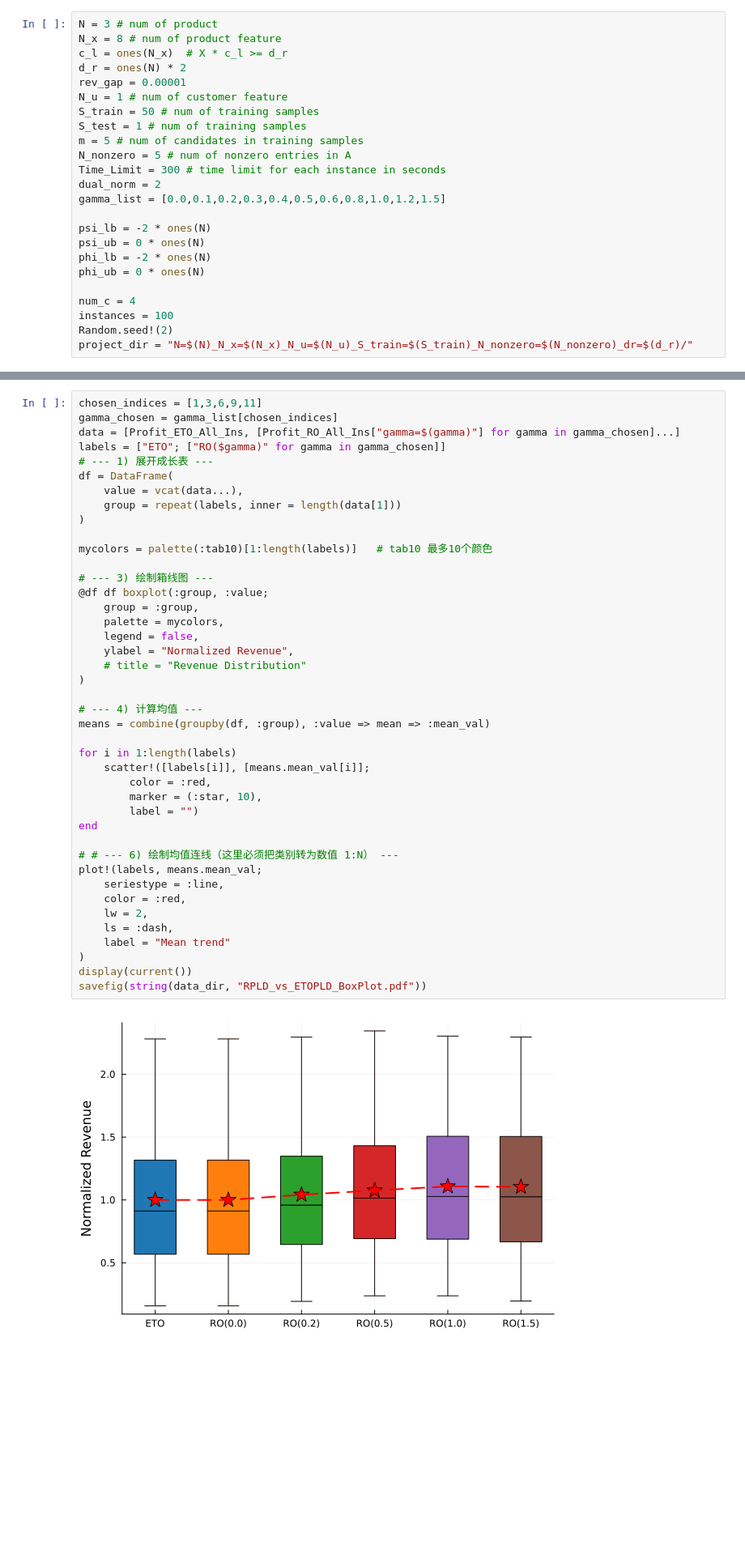
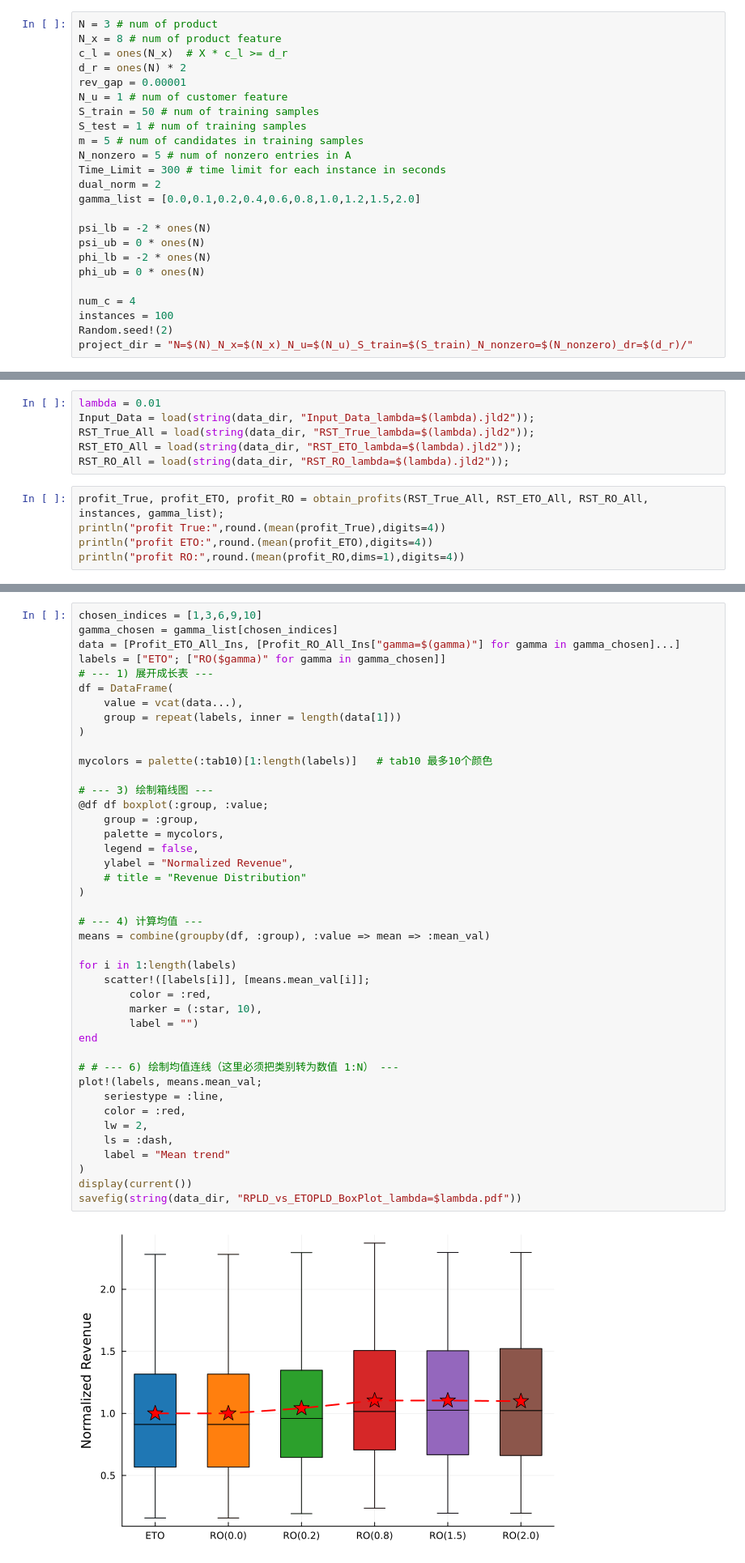
Before and after one commit to xunzhang-sjtu/Robust_Exp, a Jupyter notebook: Product_Line_Design/Main_Status.ipynb, the cells around one changed output, grey strips where cells are left out. Shown at 81% size. Drawn from its saved outputs; the diff is of its cells as text; blank space fills up the shorter version.

```diff
--- a/Product_Line_Design/Main_Status.ipynb
+++ b/Product_Line_Design/Main_Status.ipynb
@@ -35,7 +35,7 @@ m = 5 # num of candidates in training samples
 N_nonzero = 5 # num of nonzero entries in A
 Time_Limit = 300 # time limit for each instance in seconds
 dual_norm = 2
-gamma_list = [0.0,0.1,0.2,0.3,0.4,0.5,0.6,0.8,1.0,1.2,1.5]
+gamma_list = [0.0,0.1,0.2,0.4,0.6,0.8,1.0,1.2,1.5,2.0]
 
 psi_lb = -2 * ones(N)
 psi_ub = 0 * ones(N)
@@ -273,0 +252,11 @@ profit RO:[0.3171 0.3239 0.3303 0.334 0.339 0.3411 0.3447 0.35 0.3513 0.3517 0.3
+# %%
+lambda = 0.01
+Input_Data = load(string(data_dir, "Input_Data_lambda=$(lambda).jld2"));
+RST_True_All = load(string(data_dir, "RST_True_lambda=$(lambda).jld2"));
+RST_ETO_All = load(string(data_dir, "RST_ETO_lambda=$(lambda).jld2"));
+RST_RO_All = load(string(data_dir, "RST_RO_lambda=$(lambda).jld2"));
+# %%
+profit_True, profit_ETO, profit_RO = obtain_profits(RST_True_All, RST_ETO_All, RST_RO_All, instances, gamma_list);
+println("profit True:",round.(mean(profit_True),digits=4))
+println("profit ETO:",round.(mean(profit_ETO),digits=4))
+println("profit RO:",round.(mean(profit_RO,dims=1),digits=4))
@@ -296,7 +289,7 @@ for g_index in 1:length(gamma_list)
     Profit_RO_All_Ins["gamma=$(gamma)"] = profit_RO[:,g_index]./mean(profit_ETO)
 end
 # %%
-chosen_indices = [1,3,6,9,11]
+chosen_indices = [1,3,6,9,10]
 gamma_chosen = gamma_list[chosen_indices]
 data = [Profit_ETO_All_Ins, [Profit_RO_All_Ins["gamma=$(gamma)"] for gamma in gamma_chosen]...]
 labels = ["ETO"; ["RO($gamma)" for gamma in gamma_chosen]]
@@ -310,32 +303,32 @@ mycolors = palette(:tab10)[1:length(labels)]   # tab10 最多10个颜色
 
 # --- 3) 绘制箱线图 ---
 @df df boxplot(:group, :value;
     group = :group,
     palette = mycolors,
     legend = false,
     ylabel = "Normalized Revenue",
     # title = "Revenue Distribution"
 )
 
 # --- 4) 计算均值 ---
 means = combine(groupby(df, :group), :value => mean => :mean_val)
 
 for i in 1:length(labels)
     scatter!([labels[i]], [means.mean_val[i]];
         color = :red,
         marker = (:star, 10),
         label = "")
 end
 
 # # --- 6) 绘制均值连线（这里必须把类别转为数值 1:N） ---
 plot!(labels, means.mean_val;
     seriestype = :line,
     color = :red,
     lw = 2,
     ls = :dash,
     label = "Mean trend"
 )
 display(current())
-savefig(string(data_dir, "RPLD_vs_ETOPLD_BoxPlot.pdf"))
+savefig(string(data_dir, "RPLD_vs_ETOPLD_BoxPlot_lambda=$lambda.pdf"))
 # %% [output]
-[figure, old version]
+[figure, new version]
```
Also changed, not shown: parts of 17 cells of this notebook, 1 other file.
